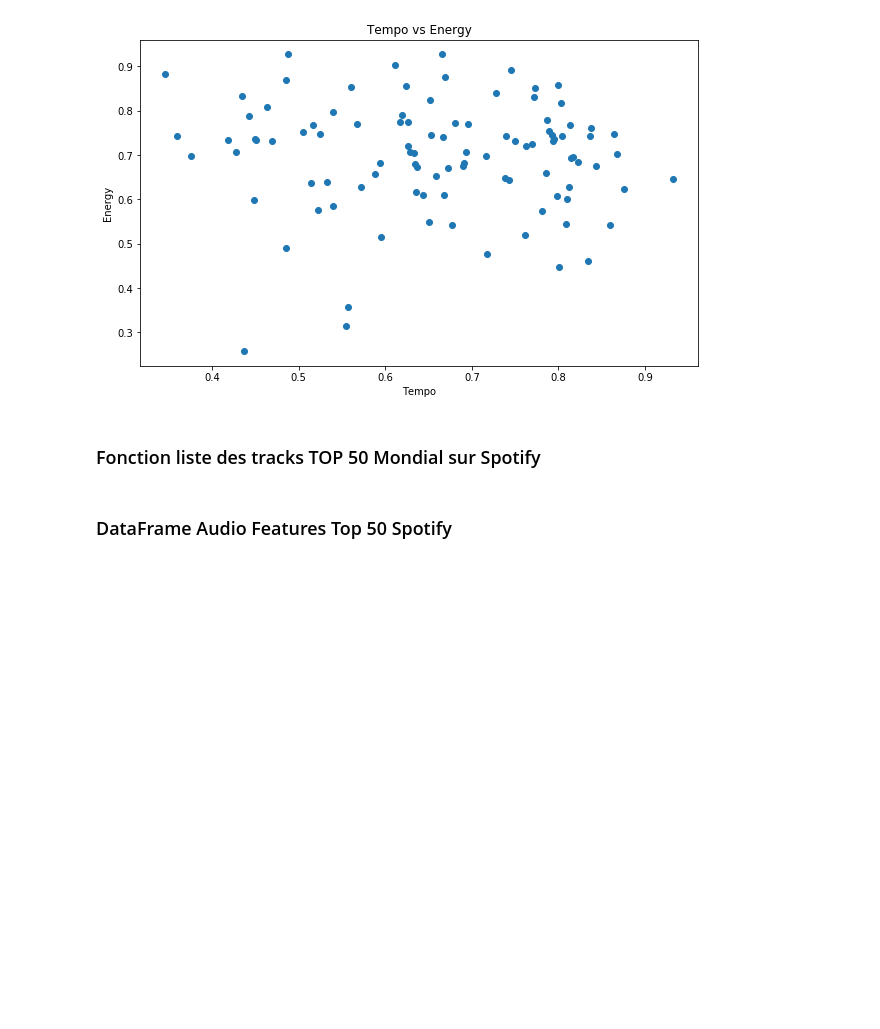
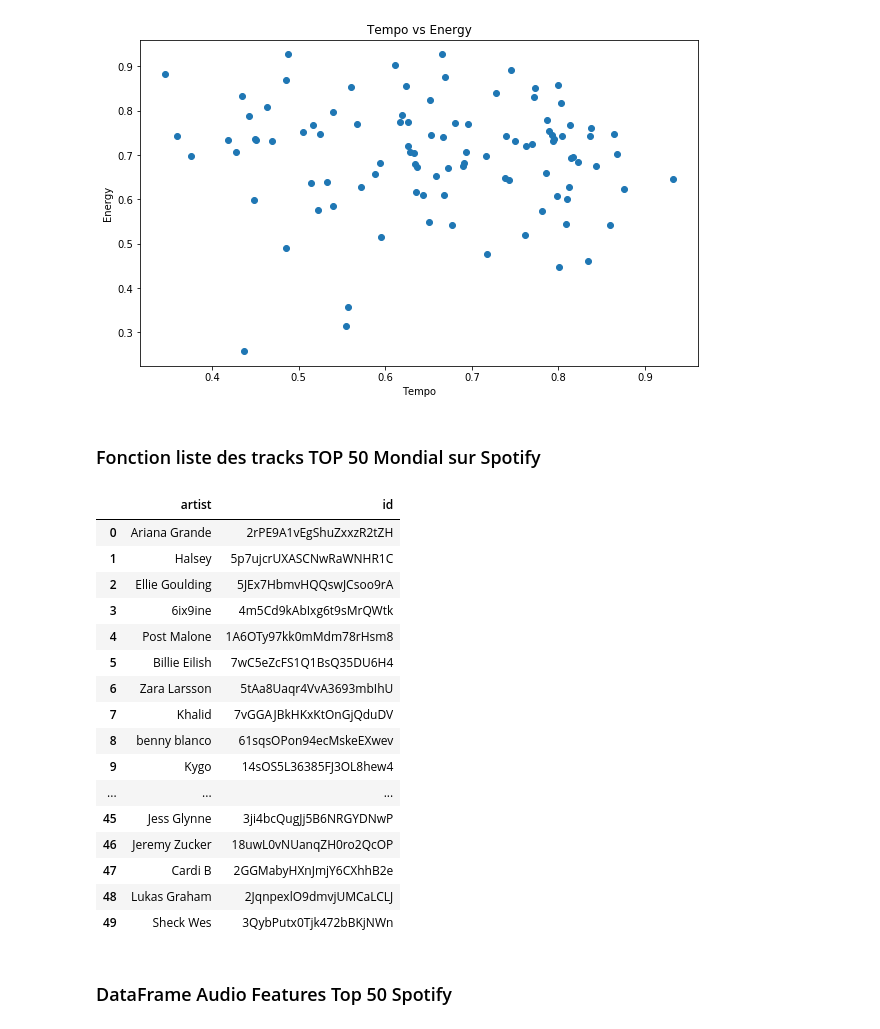
Before and after one commit to rreinette/BEAVERMATRIX, a Jupyter notebook: spotify/randy/Challenge_Data.ipynb, the cells around one changed output. Drawn from its saved outputs; the diff is of its cells as text; code cells hidden in the pictures; blank space fills up the shorter version.

```diff
--- a/spotify/randy/Challenge_Data.ipynb
+++ b/spotify/randy/Challenge_Data.ipynb
@@ -155,13 +168,33 @@ def get_featured_playlists_uris(name, sp):
 # %%
 client_id = "ae2a0a93e2594654bd054f108664a9de"
 client_secret = "15d598eed3ea4f5b8ac76c63adb0eee5"
 username = '11173741361'
 token = util.prompt_for_user_token(username,scope="user-read-private", client_id = client_id, client_secret = client_secret, redirect_uri='http://localhost:8080')
 sp = spotipy.Spotify(auth=token)
 uri1 = get_featured_playlists_uris('Today\'s Top Hits',sp)
 # ID des musiques du top 50 spotify
 tracks_id = get_tracks_id(uri1,sp)
 tracks_id_world = get_tracks_id("spotify:user:spotifycharts:playlist:37i9dQZEVXbMDoHDwVN2tF",sp)
+df_artist = get_tracks_artists(uri1,sp)
+df_artist
+# %% [output]
+|  | artist | id |
+| 0 | Ariana Grande | 2rPE9A1vEgShuZxxzR2tZH |
+| 1 | Halsey | 5p7ujcrUXASCNwRaWNHR1C |
+| 2 | Ellie Goulding | 5JEx7HbmvHQQswJCsoo9rA |
+| 3 | 6ix9ine | 4m5Cd9kAbIxg6t9sMrQWtk |
+| 4 | Post Malone | 1A6OTy97kk0mMdm78rHsm8 |
+| 5 | Billie Eilish | 7wC5eZcFS1Q1BsQ35DU6H4 |
+| 6 | Zara Larsson | 5tAa8Uaqr4VvA3693mbIhU |
+| 7 | Khalid | 7vGGAJBkHKxKtOnGjQduDV |
+| 8 | benny blanco | 61sqsOPon94ecMskeEXwev |
+| 9 | Kygo | 14sOS5L36385FJ3OL8hew4 |
+| ... | ... | ... |
+| 45 | Jess Glynne | 3ji4bcQugJj5B6NRGYDNwP |
+| 46 | Jeremy Zucker | 18uwL0vNUanqZH0ro2QcOP |
+| 47 | Cardi B | 2GGMabyHXnJmjY6CXhhB2e |
+| 48 | Lukas Graham | 2JqnpexlO9dmvjUMCaLCLJ |
+| 49 | Sheck Wes | 3QybPutx0Tjk472bBKjNWn |
 # %% [markdown]
 ### DataFrame Audio Features Top 50 Spotify
 # %%
```
Also changed, not shown: parts of 7 cells of this notebook.
